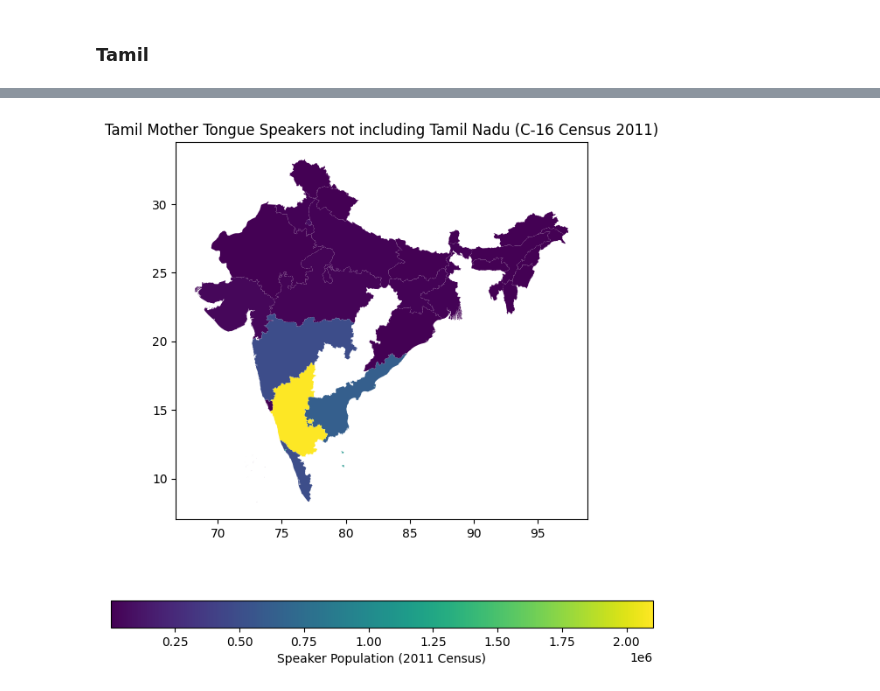
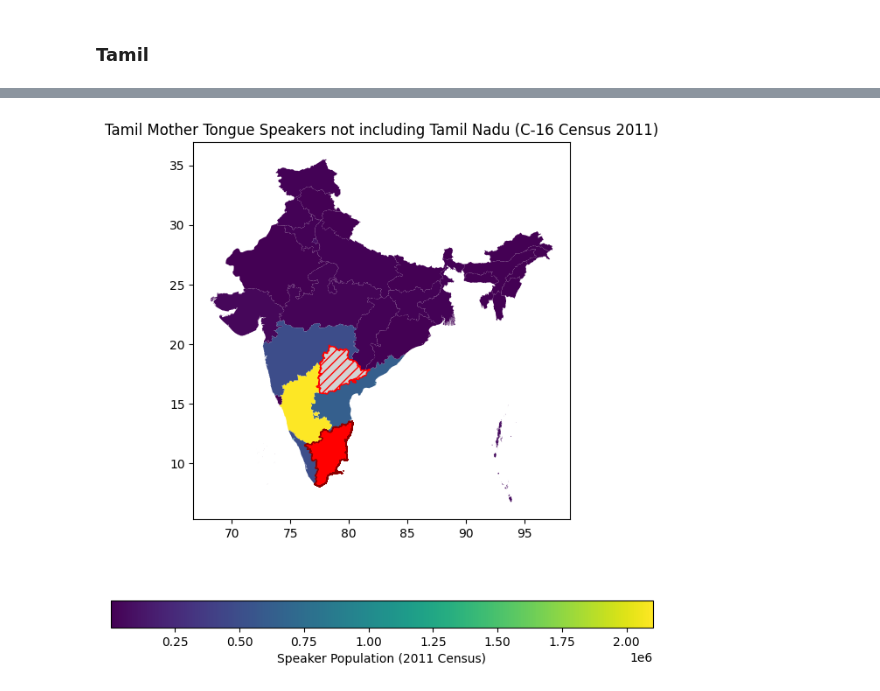
Before and after one commit to squishridyvi/Geographical-Distribution-Mapping-of-Dravidian-Languages-, a Jupyter notebook: Geographical Distribution of Dravidian Languages-Census-C-16.ipynb, the cells around one changed output, grey strips where cells are left out. Cells and saved outputs as stored; diff of their text form; code cells hidden in the pictures.

```diff
--- a/Geographical Distribution of Dravidian Languages-Census-C-16.ipynb
+++ b/Geographical Distribution of Dravidian Languages-Census-C-16.ipynb
@@ -375,19 +418,36 @@ tam_map_outside[["NAME_1", "Mother Tongue", "Total_P"]].dropna()
 # %%
 fig, ax = plt.subplots(figsize=(8,8))
 
 tam_map_outside.plot(
     ax=ax,
     column="Total_P",
     legend=True,
+    missing_kwds={
+        "color": "lightgrey",
+        "edgecolor": "red",
+        "hatch": "///",
+        "label": "Missing values",
+    },
     legend_kwds={"label": "Speaker Population (2011 Census)", "orientation": "horizontal"}
 );
+
+## Adding Tamil Nadu to the map as a red element separate from Total_P
+tamil_nadu_geom = mal_map[mal_map["NAME_1"] == "Tamil Nadu"]
+tamil_nadu_geom.plot(
+    ax=ax,
+    color="red",
+    edgecolor="darkred",
+    linewidth=1,
+    label="Tamil (native state, excluded from scale)"
+)
+
 
 ax.set_title(
     "Tamil Mother Tongue Speakers not including Tamil Nadu (C-16 Census 2011)",
     fontsize=12
 );
 # %% [output]
-[figure, old version]
+[figure, new version]
 # %%
 ### Telugu
 # %%
```
Also changed, not shown: parts of 29 cells of this notebook.
